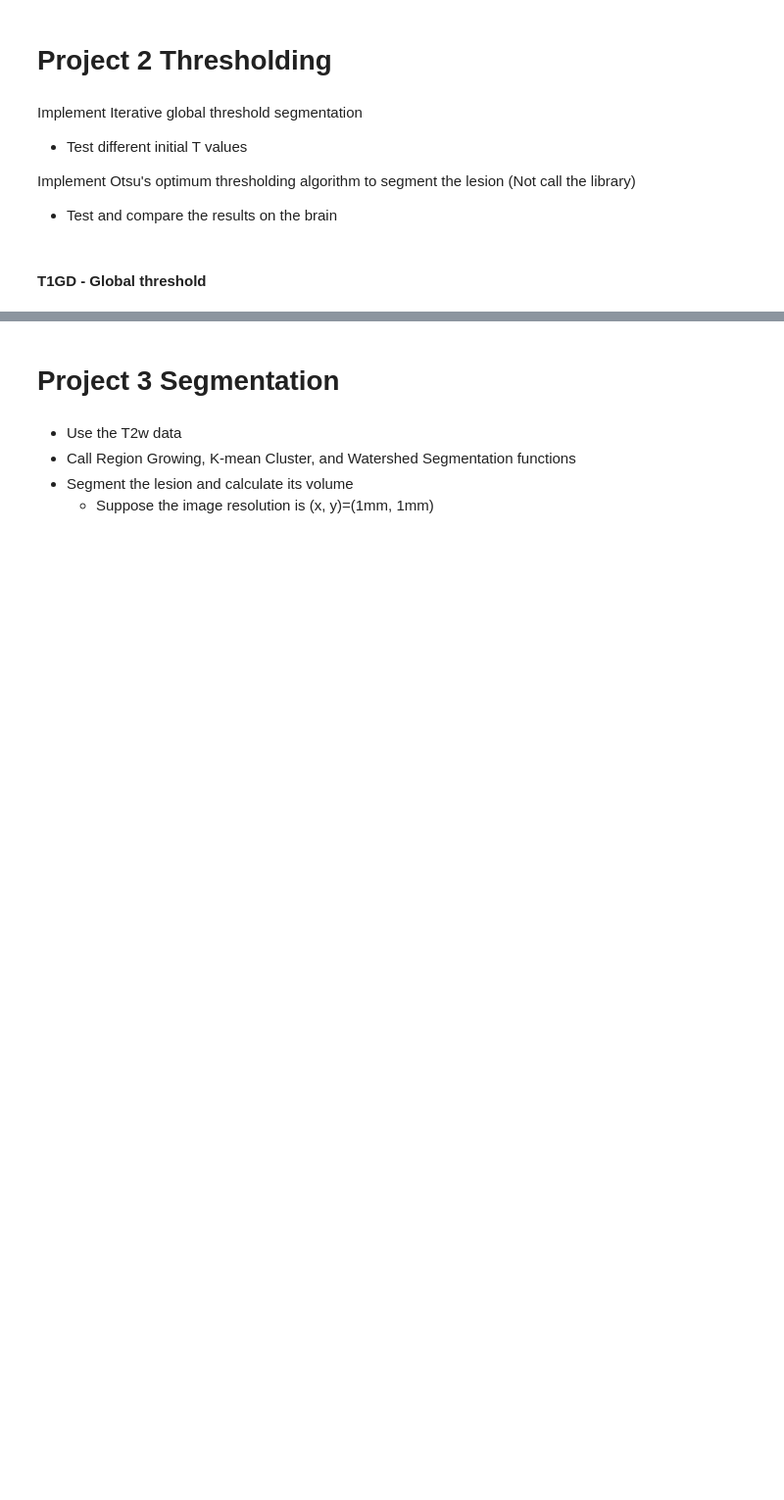
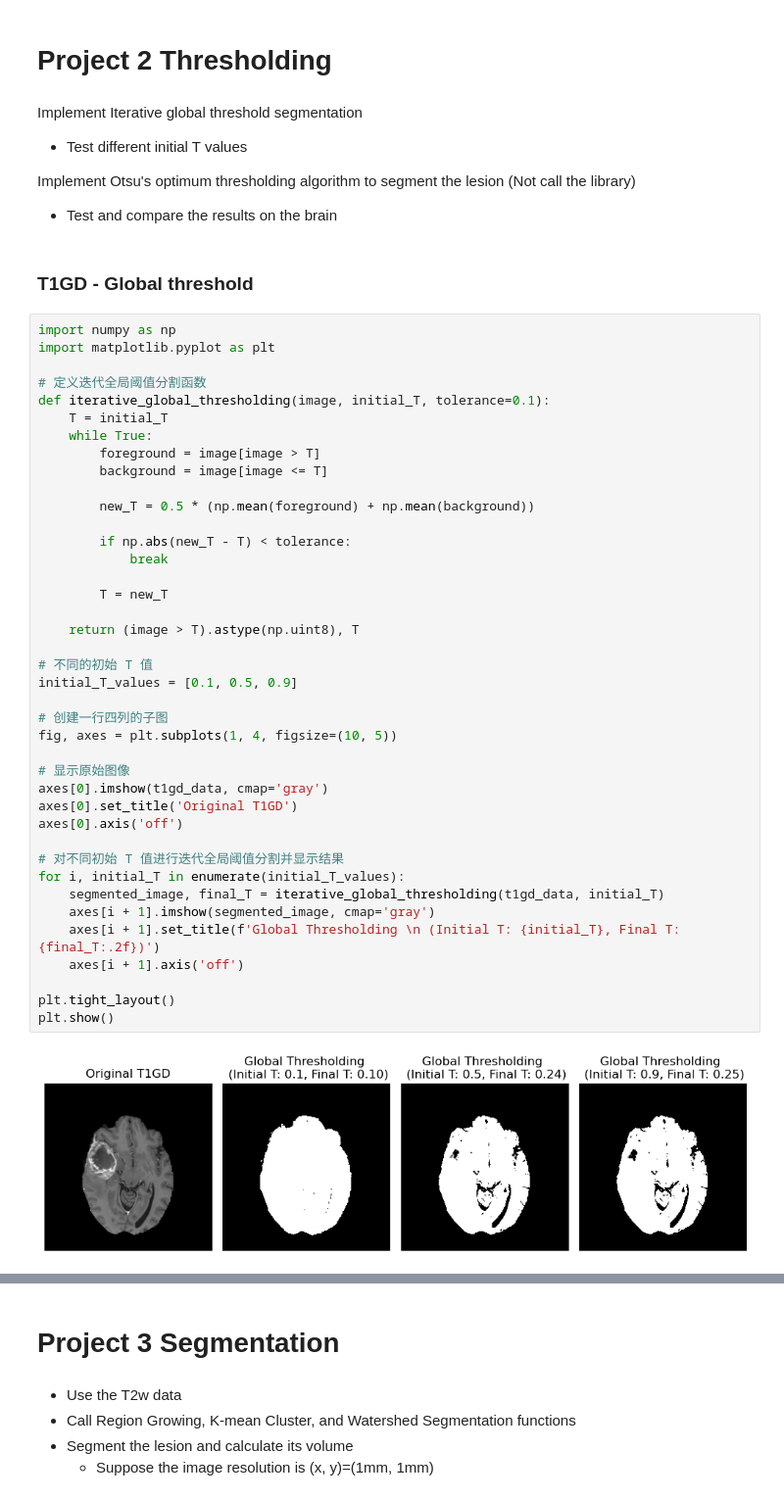
Before and after one commit to ZhengLi-04/BIP-Lab5-ImageSegmentation, a Jupyter notebook: lab5.ipynb, the cells around one changed output, grey strips where cells are left out. Shown at 98% size. Saved outputs shown, nothing was run; the diff lists cells and outputs as text; blank space fills up the shorter version.

```diff
--- a/lab5.ipynb
+++ b/lab5.ipynb
@@ -413,4 +413,46 @@ Implement Iterative global threshold segmentation
 Implement Otsu's optimum thresholding algorithm to segment the lesion (Not call the library)
 - Test and compare the results on the brain
 # %% [markdown]
-#### T1GD - Global threshold
+### T1GD - Global threshold
+# %%
+import numpy as np
+import matplotlib.pyplot as plt
+
+# 定义迭代全局阈值分割函数
+def iterative_global_thresholding(image, initial_T, tolerance=0.1):
+    T = initial_T
+    while True:
+        foreground = image[image > T]
+        background = image[image <= T]
+
+        new_T = 0.5 * (np.mean(foreground) + np.mean(background))
+
+        if np.abs(new_T - T) < tolerance:
+            break
+
+        T = new_T
+
+    return (image > T).astype(np.uint8), T
+
+# 不同的初始 T 值
+initial_T_values = [0.1, 0.5, 0.9]
+
+# 创建一行四列的子图
+fig, axes = plt.subplots(1, 4, figsize=(10, 5))
+
+# 显示原始图像
+axes[0].imshow(t1gd_data, cmap='gray')
+axes[0].set_title('Original T1GD')
+axes[0].axis('off')
+
+# 对不同初始 T 值进行迭代全局阈值分割并显示结果
+for i, initial_T in enumerate(initial_T_values):
+    segmented_image, final_T = iterative_global_thresholding(t1gd_data, initial_T)
+    axes[i + 1].imshow(segmented_image, cmap='gray')
+    axes[i + 1].set_title(f'Global Thresholding \n (Initial T: {initial_T}, Final T: {final_T:.2f})')
+    axes[i + 1].axis('off')
+
+plt.tight_layout()
+plt.show()
+# %% [output]
+[figure, added]
```
Also changed, not shown: parts of 15 cells of this notebook, 7 other files.
